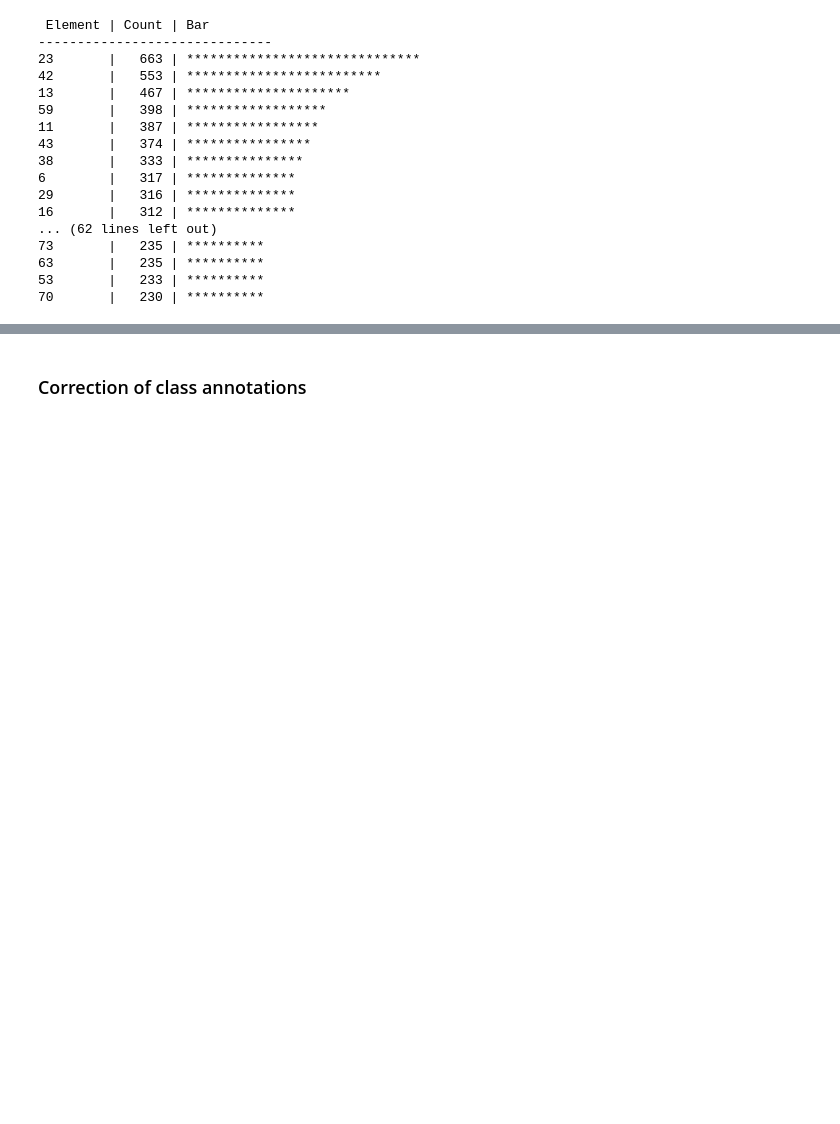
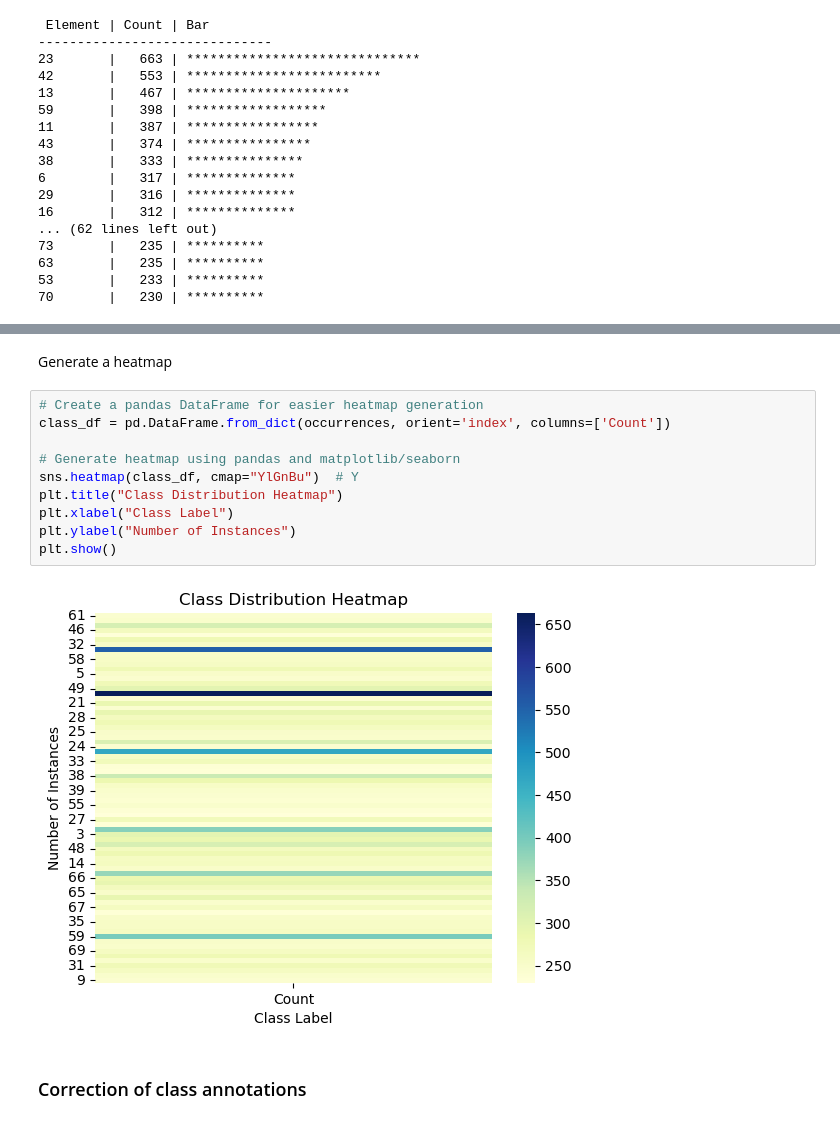
Before and after one commit to Houda222/Algorithmic-Synthetic-Data-for-Object-Detection, a Jupyter notebook: Data_preprocessing.ipynb, the cells around one changed output, grey strips where cells are left out. Cells and saved outputs as stored; diff of their text form; blank space fills up the shorter version.

```diff
--- a/Data_preprocessing.ipynb
+++ b/Data_preprocessing.ipynb
@@ -74,3 +100,17 @@ for element, count in sorted_occurrences:
+# %% [markdown]
+Generate a heatmap
+# %%
+# Create a pandas DataFrame for easier heatmap generation
+class_df = pd.DataFrame.from_dict(occurrences, orient='index', columns=['Count'])
+
+# Generate heatmap using pandas and matplotlib/seaborn
+sns.heatmap(class_df, cmap="YlGnBu")  # Y
+plt.title("Class Distribution Heatmap")
+plt.xlabel("Class Label")
+plt.ylabel("Number of Instances")
+plt.show()
+# %% [output]
+[figure, added]
 # %% [markdown]
 ### Correction of class annotations
 # %% [markdown]
```
Also changed, not shown: parts of 3 cells of this notebook.
